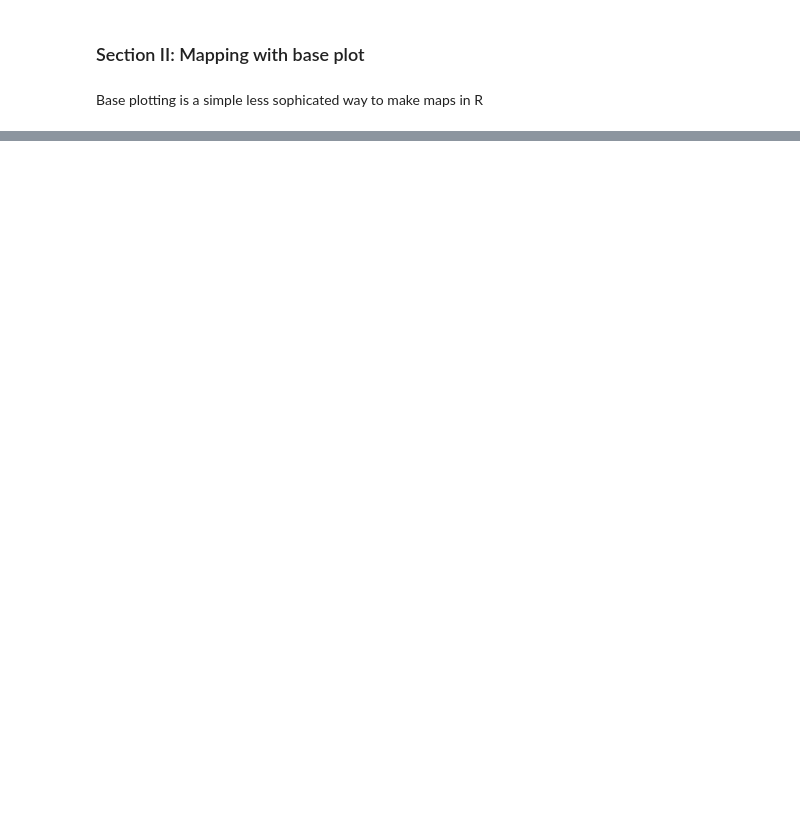
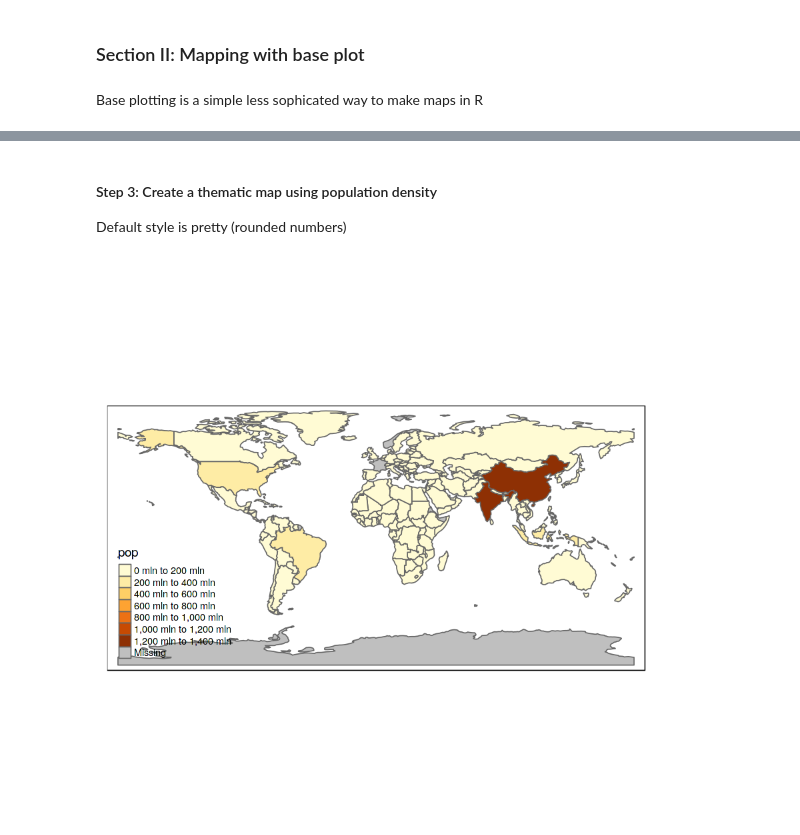
Before and after one commit to dorcasmarie/BindeR, a Jupyter notebook: Mapping_in_R.ipynb, the cells around one changed output, grey strips where cells are left out. Drawn from its saved outputs; the diff is of its cells as text; code cells hidden in the pictures; blank space fills up the shorter version.

```diff
--- a/Mapping_in_R.ipynb
+++ b/Mapping_in_R.ipynb
@@ -124,0 +220,9 @@ plot(spointsdf,add=T,col=c('red'),pch=16) # add = T; adds this to existing plot
+# %% [markdown]
+#### Step 3: Create a thematic map using population density
+Default style is pretty (rounded numbers)
+# %%
+tm_shape(world) +
+  tm_fill(col = "pop") +
+  tm_borders()
+# %% [output]
+[figure, added]
```
Also changed, not shown: parts of 42 cells of this notebook, 1 other file.
